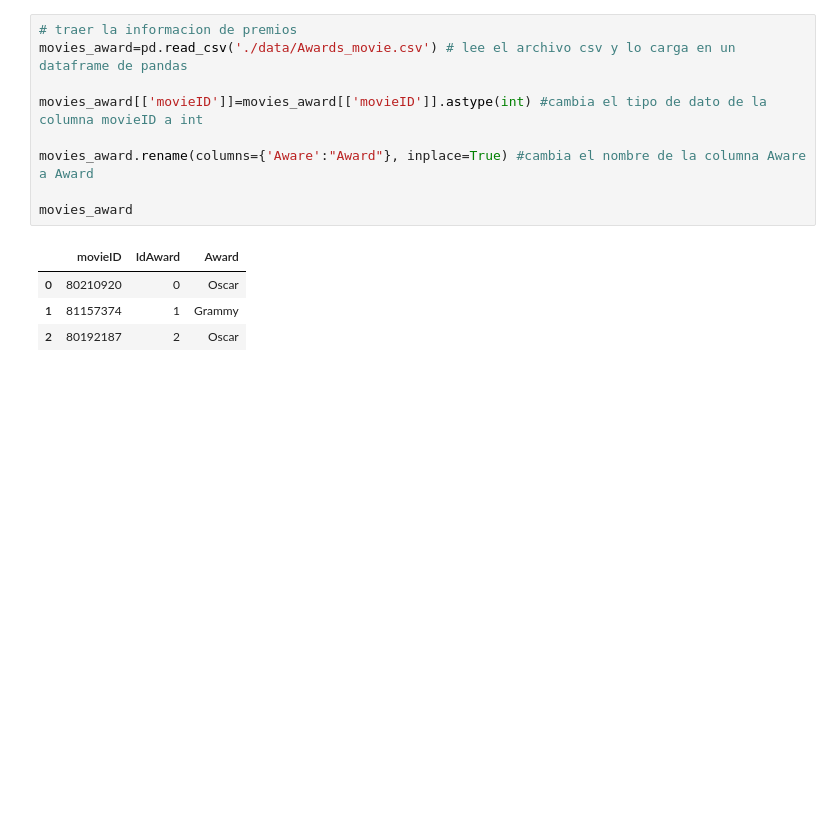
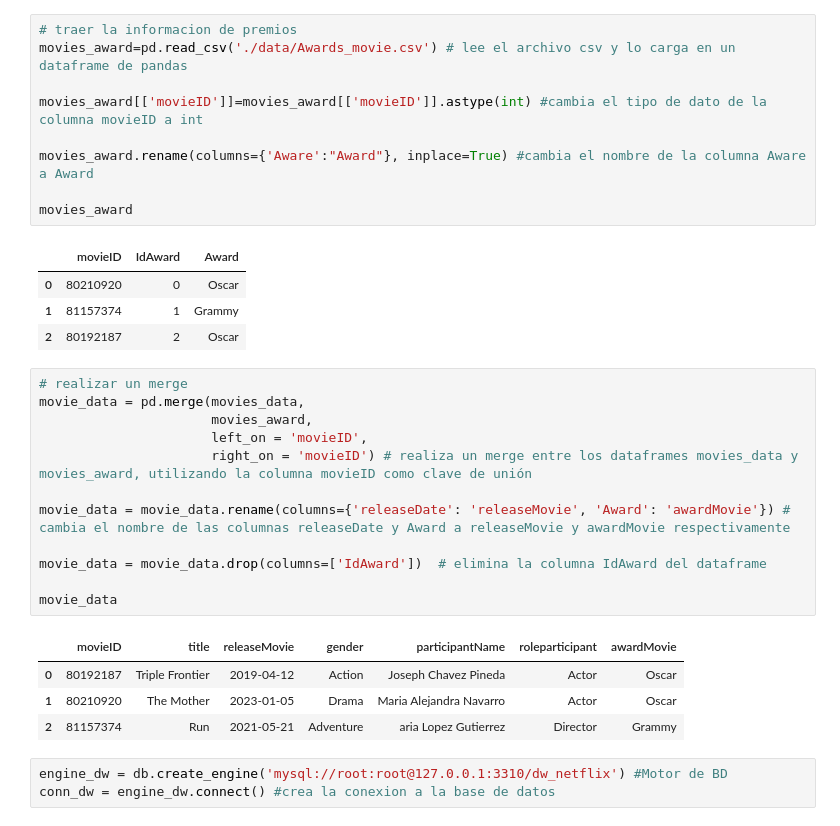
Before and after one commit to cgabrielcp/AnalisisDeDatos34, a Jupyter notebook: Sesion3/ETL/ETL.ipynb, the cells around one changed output. Drawn from its saved outputs; the diff is of its cells as text; blank space fills up the shorter version.

```diff
--- a/Sesion3/ETL/ETL.ipynb
+++ b/Sesion3/ETL/ETL.ipynb
@@ -47,3 +47,23 @@ movies_award
 | 0 | 80210920 | 0 | Oscar |
 | 1 | 81157374 | 1 | Grammy |
 | 2 | 80192187 | 2 | Oscar |
+# %%
+# realizar un merge
+movie_data = pd.merge(movies_data,
+                      movies_award,
+                      left_on = 'movieID',
+                      right_on = 'movieID') # realiza un merge entre los dataframes movies_data y movies_award, utilizando la columna movieID como clave de unión
+
+movie_data = movie_data.rename(columns={'releaseDate': 'releaseMovie', 'Award': 'awardMovie'}) # cambia el nombre de las columnas releaseDate y Award a releaseMovie y awardMovie respectivamente
+
+movie_data = movie_data.drop(columns=['IdAward'])  # elimina la columna IdAward del dataframe
+
+movie_data
+# %% [output]
+|  | movieID | title | releaseMovie | gender | participantName | roleparticipant | awardMovie |
+| 0 | 80192187 | Triple Frontier | 2019-04-12 | Action | Joseph Chavez Pineda | Actor | Oscar |
+| 1 | 80210920 | The Mother | 2023-01-05 | Drama | Maria Alejandra Navarro | Actor | Oscar |
+| 2 | 81157374 | Run | 2021-05-21 | Adventure | aria Lopez Gutierrez | Director | Grammy |
+# %%
+engine_dw = db.create_engine('mysql://root:root@127.0.0.1:3310/dw_netflix') #Motor de BD
+conn_dw = engine_dw.connect() #crea la conexion a la base de datos
```
Also changed, not shown: parts of 1 cell of this notebook.
